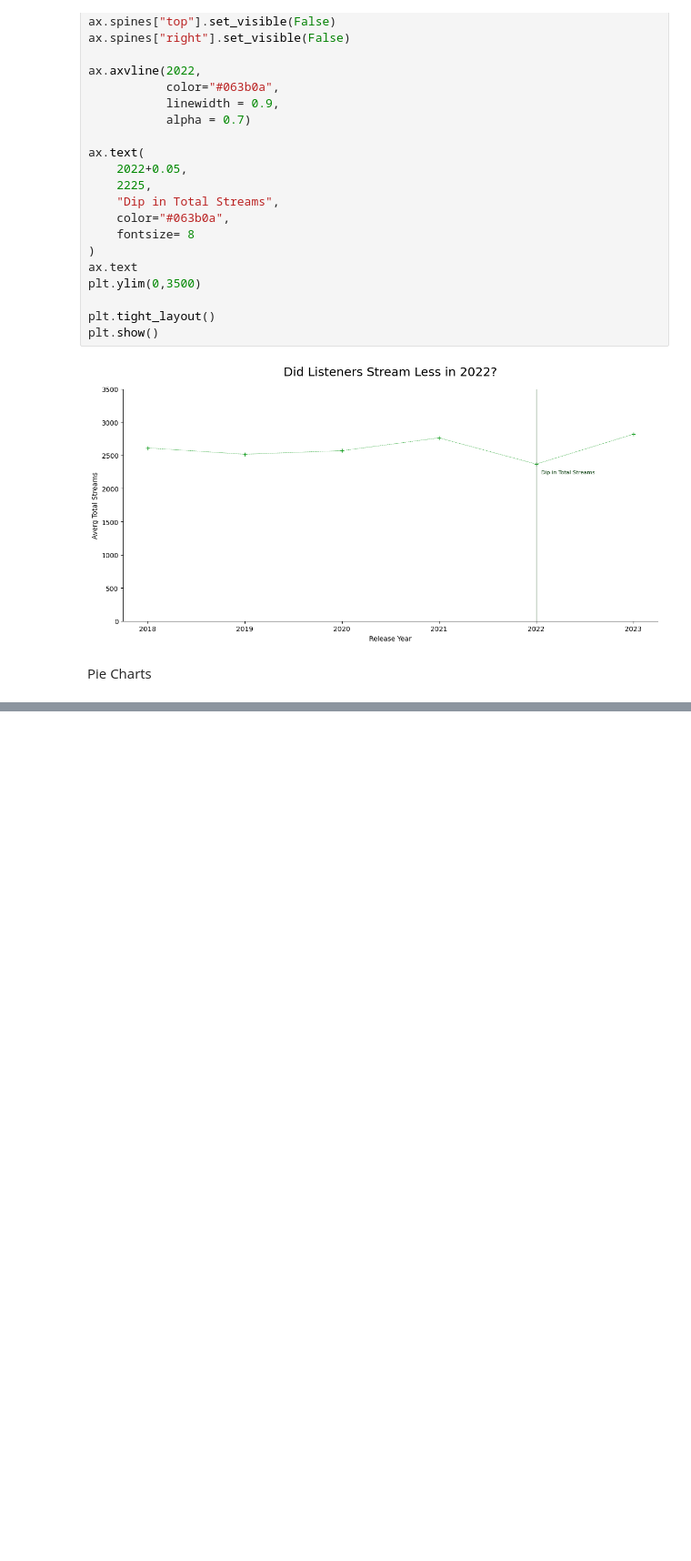
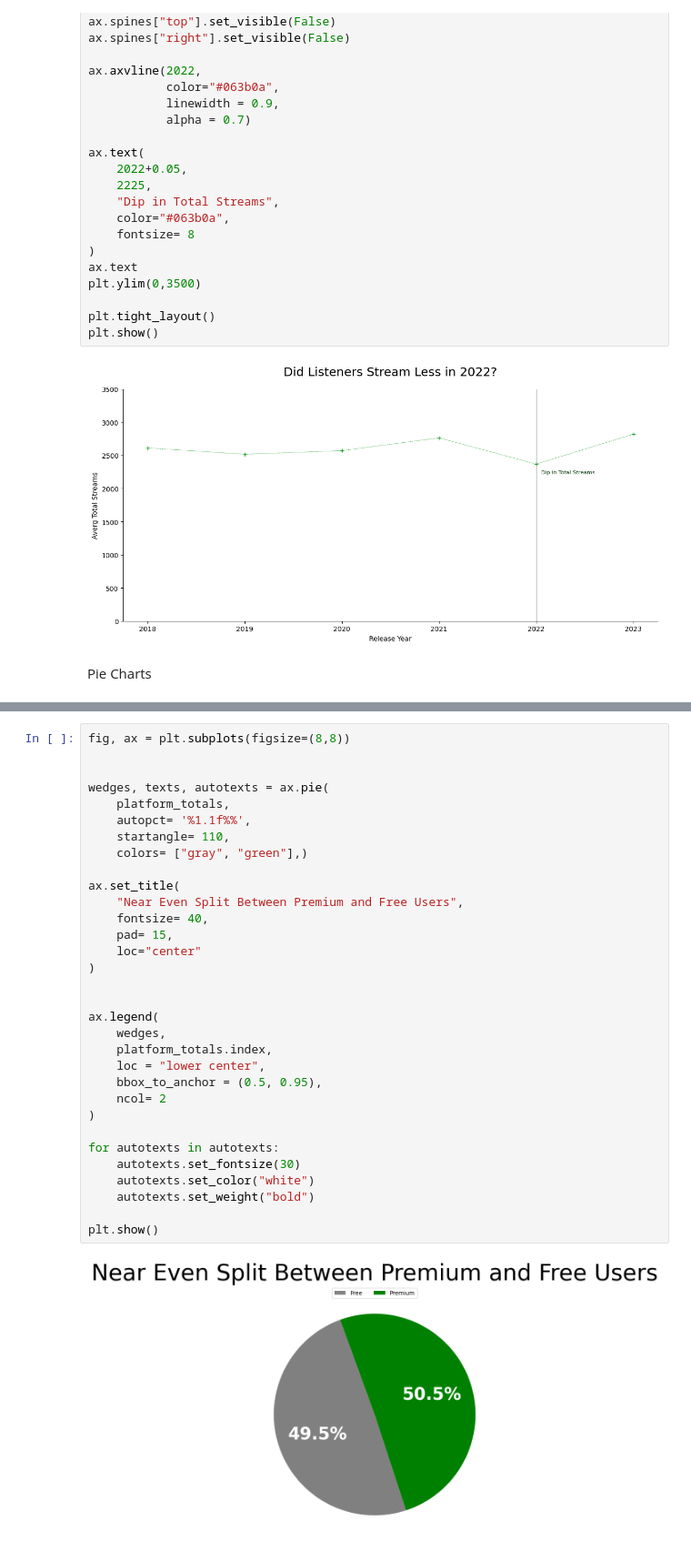
Before and after one commit to jfraz757/learning_plots_JoeFrazier, a Jupyter notebook: Notebooks/Plotting_Exercise.ipynb, the cells around one changed output, grey strips where cells are left out. Shown at 91% size. Cells and saved outputs as stored; diff of their text form; blank space fills up the shorter version.

```diff
--- a/Notebooks/Plotting_Exercise.ipynb
+++ b/Notebooks/Plotting_Exercise.ipynb
@@ -255,0 +287,34 @@ Pie Charts
+# %%
+fig, ax = plt.subplots(figsize=(8,8))
+
+
+wedges, texts, autotexts = ax.pie(
+    platform_totals,
+    autopct= '%1.1f%%',
+    startangle= 110,
+    colors= ["gray", "green"],)
+
+ax.set_title(
+    "Near Even Split Between Premium and Free Users",
+    fontsize= 40,
+    pad= 15,
+    loc="center"
+)
+
+
+ax.legend(
+    wedges,
+    platform_totals.index,
+    loc = "lower center",
+    bbox_to_anchor = (0.5, 0.95),
+    ncol= 2
+)
+
+for autotexts in autotexts:
+    autotexts.set_fontsize(30)
+    autotexts.set_color("white")
+    autotexts.set_weight("bold")
+
+plt.show()
+# %% [output]
+[figure, added]
```
Also changed, not shown: parts of 2 cells of this notebook.
